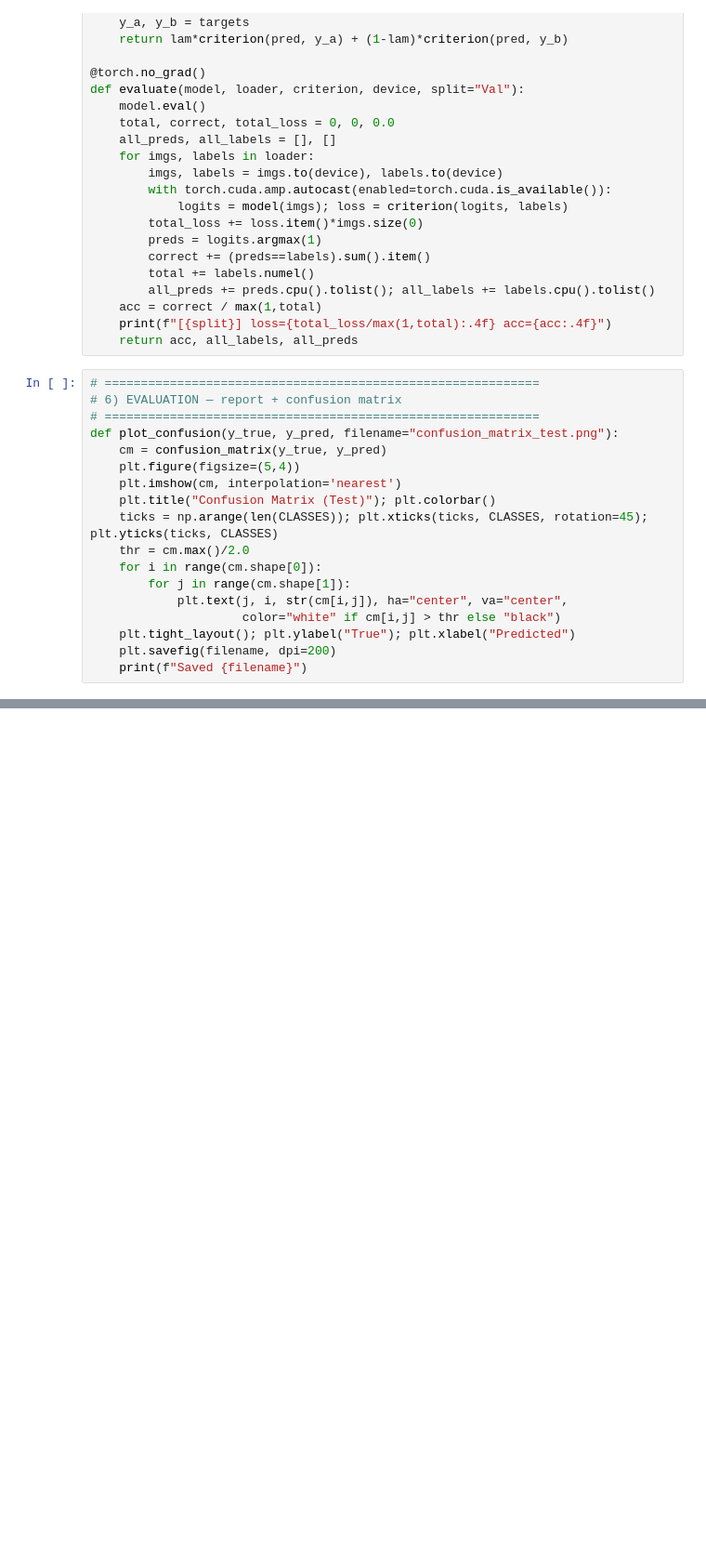
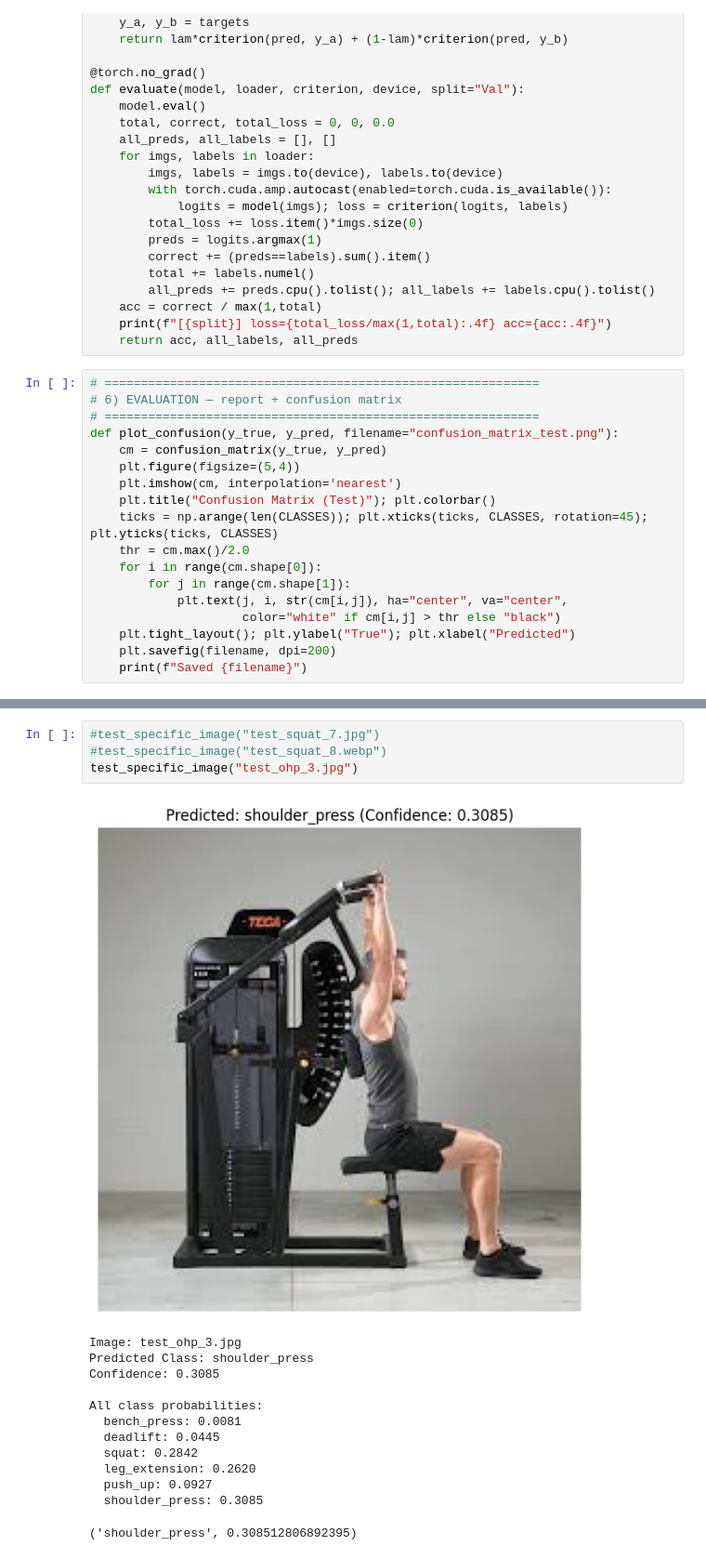
Before and after one commit to Dionkcq/AAI3001ComputerVision, a Jupyter notebook: ImageClassification.ipynb, the cells around one changed output, grey strips where cells are left out. Shown: that part at 93% size. Drawn from its saved outputs; the diff is of its cells as text; blank space fills up the shorter version.

```diff
--- a/ImageClassification.ipynb
+++ b/ImageClassification.ipynb
@@ -345,0 +453,18 @@ Saved confusion_matrix_test.png
+# %%
+#test_specific_image("test_squat_7.jpg")
+#test_specific_image("test_squat_8.webp")
+test_specific_image("test_ohp_3.jpg")
+# %% [output]
+[figure, added]
+Image: test_ohp_3.jpg
+Predicted Class: shoulder_press
+Confidence: 0.3085
+
+All class probabilities:
+  bench_press: 0.0081
+  deadlift: 0.0445
+  squat: 0.2842
+  leg_extension: 0.2620
+  push_up: 0.0927
+  shoulder_press: 0.3085
+('shoulder_press', 0.308512806892395)
```
Also changed, not shown: parts of 5 cells of this notebook.
